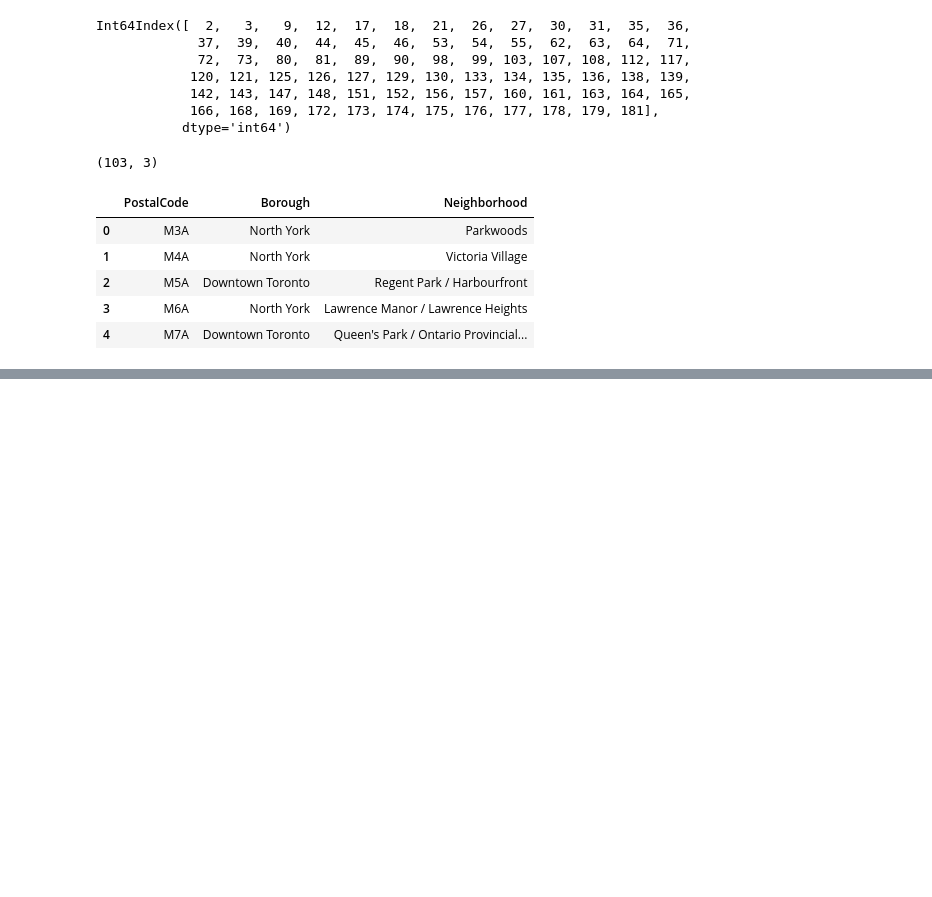
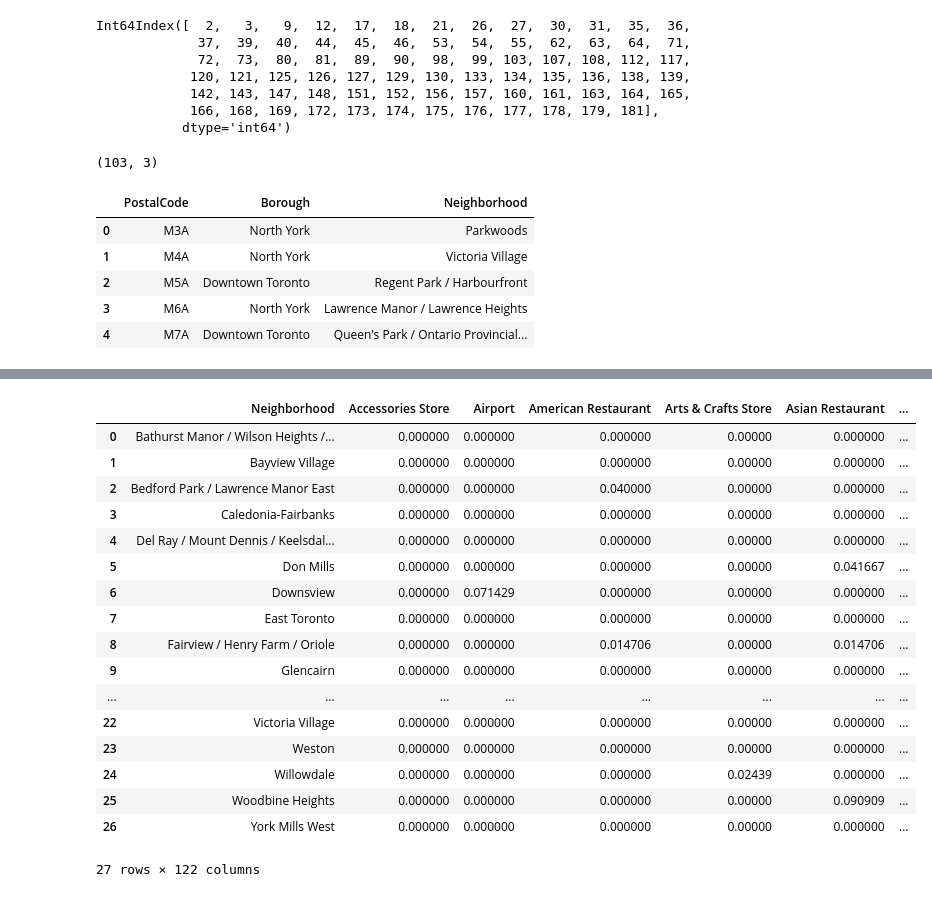
Before and after one commit to semanurkps/IBM_capstone, a Jupyter notebook: Capstone Project .ipynb, the cells around one changed output, grey strips where cells are left out. Drawn from its saved outputs; the diff is of its cells as text; code cells hidden in the pictures; blank space fills up the shorter version.

```diff
--- a/Capstone Project .ipynb
+++ b/Capstone Project .ipynb
@@ -180,0 +214,10 @@ df2.head()
+# %%
+CLIENT_ID = '1DFALF2T3LISBTCHBTQJXRUEXYSPVR0DEUFHQ35XCTVPV0LF' # your Foursquare ID
+CLIENT_SECRET = 'VGDXYNJXG2UGAIZPS0WSAMRSJTHFC0HE20VCJIT3LVGOB0S1' # your Foursquare Secret
+VERSION = '20180605' # Foursquare API version
+radius = 500
+LIMIT=100   #limit venue count to 100
+
+print('Your credentails:')
+print('CLIENT_ID: ' + CLIENT_ID)
+print('CLIENT_SECRET:' + CLIENT_SECRET)
@@ -180,0 +270,9 @@ df2.head()
+# %%
+#calling all venues in york boroughs
+
+york_venues = getNearbyVenues(names=york['Neighborhood'],
+                                   latitudes=york['Latitude'],
+                                   longitudes=york['Longitude']
+                                  )
+print(york_venues.shape)
+york_venues.head()
@@ -180,0 +303,5 @@ df2.head()
+# %%
+#expanding the venue categories of neighborhoods
+
+york_exp=pd.get_dummies(york_venues[['Venue Category']], prefix="", prefix_sep="")
+york_exp.head()
@@ -180,0 +316,9 @@ df2.head()
+# %%
+# add neighborhood column back to dataframe
+york_exp['Neighborhood'] = york_venues['Neighborhood']
+
+# move neighborhood column to the first column
+fixed_columns = [york_exp.columns[-1]] + list(york_exp.columns[:-1])
+york_exp = york_exp[fixed_columns]
+
+york_exp.head()
@@ -180,0 +333,22 @@ df2.head()
+# %%
+york_neighbor = york_exp.groupby('Neighborhood').mean().reset_index()
+york_neighbor
+# %% [output]
+|  | Neighborhood | Accessories Store | Airport | American Restaurant | Arts & Crafts Store | Asian Restaurant | ... |
+| 0 | Bathurst Manor / Wilson Heights /... | 0.000000 | 0.000000 | 0.000000 | 0.00000 | 0.000000 | ... |
+| 1 | Bayview Village | 0.000000 | 0.000000 | 0.000000 | 0.00000 | 0.000000 | ... |
+| 2 | Bedford Park / Lawrence Manor East | 0.000000 | 0.000000 | 0.040000 | 0.00000 | 0.000000 | ... |
+| 3 | Caledonia-Fairbanks | 0.000000 | 0.000000 | 0.000000 | 0.00000 | 0.000000 | ... |
+| 4 | Del Ray / Mount Dennis / Keelsdal... | 0.000000 | 0.000000 | 0.000000 | 0.00000 | 0.000000 | ... |
+| 5 | Don Mills | 0.000000 | 0.000000 | 0.000000 | 0.00000 | 0.041667 | ... |
+| 6 | Downsview | 0.000000 | 0.071429 | 0.000000 | 0.00000 | 0.000000 | ... |
+| 7 | East Toronto | 0.000000 | 0.000000 | 0.000000 | 0.00000 | 0.000000 | ... |
+| 8 | Fairview / Henry Farm / Oriole | 0.000000 | 0.000000 | 0.014706 | 0.00000 | 0.014706 | ... |
+| 9 | Glencairn | 0.000000 | 0.000000 | 0.000000 | 0.00000 | 0.000000 | ... |
+| ... | ... | ... | ... | ... | ... | ... | ... |
+| 22 | Victoria Village | 0.000000 | 0.000000 | 0.000000 | 0.00000 | 0.000000 | ... |
+| 23 | Weston | 0.000000 | 0.000000 | 0.000000 | 0.00000 | 0.000000 | ... |
+| 24 | Willowdale | 0.000000 | 0.000000 | 0.000000 | 0.02439 | 0.000000 | ... |
+| 25 | Woodbine Heights | 0.000000 | 0.000000 | 0.000000 | 0.00000 | 0.090909 | ... |
+| 26 | York Mills West | 0.000000 | 0.000000 | 0.000000 | 0.00000 | 0.000000 | ... |
+27 rows × 122 columns
```
Also changed, not shown: parts of 24 cells of this notebook.
